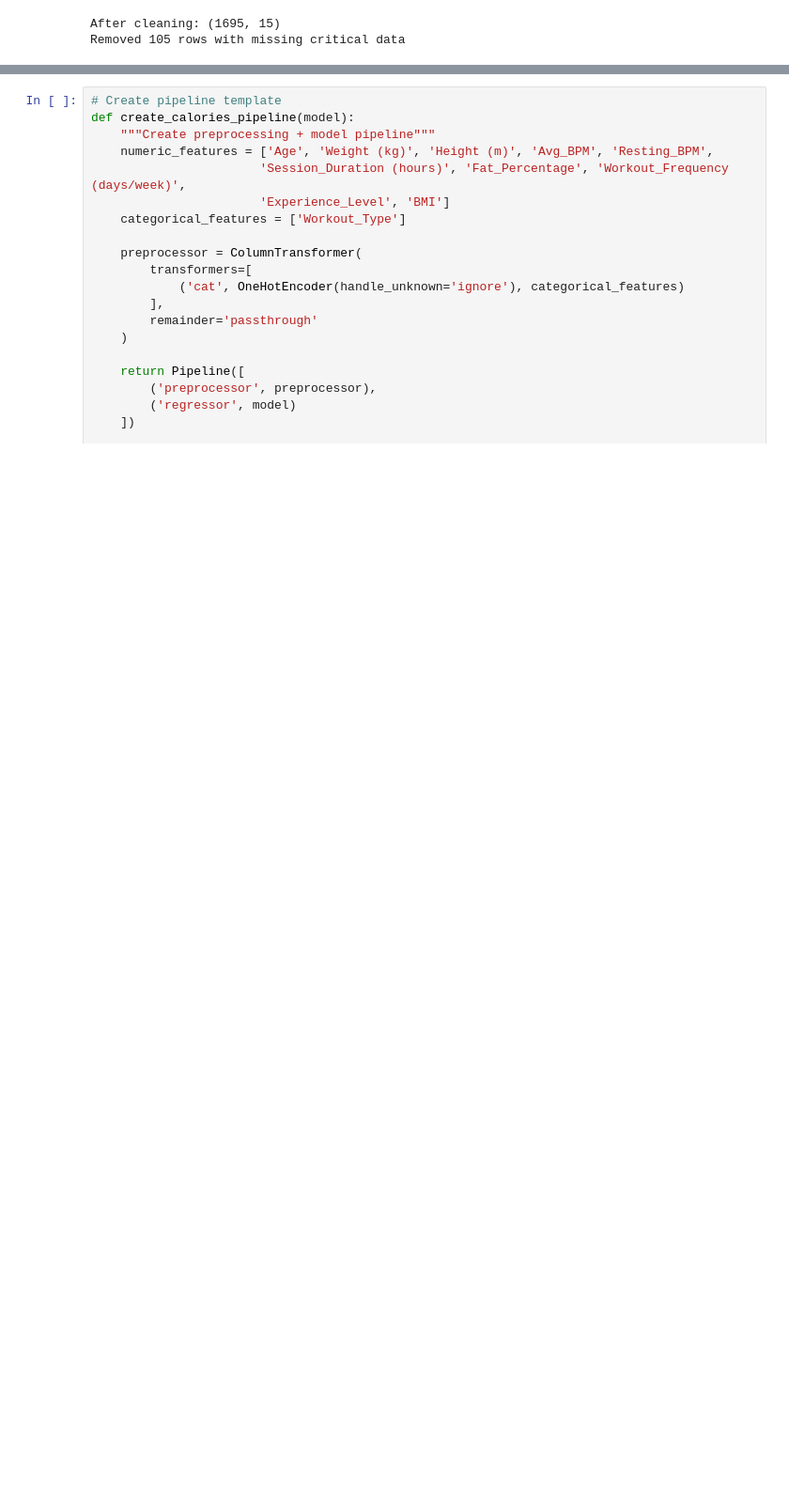
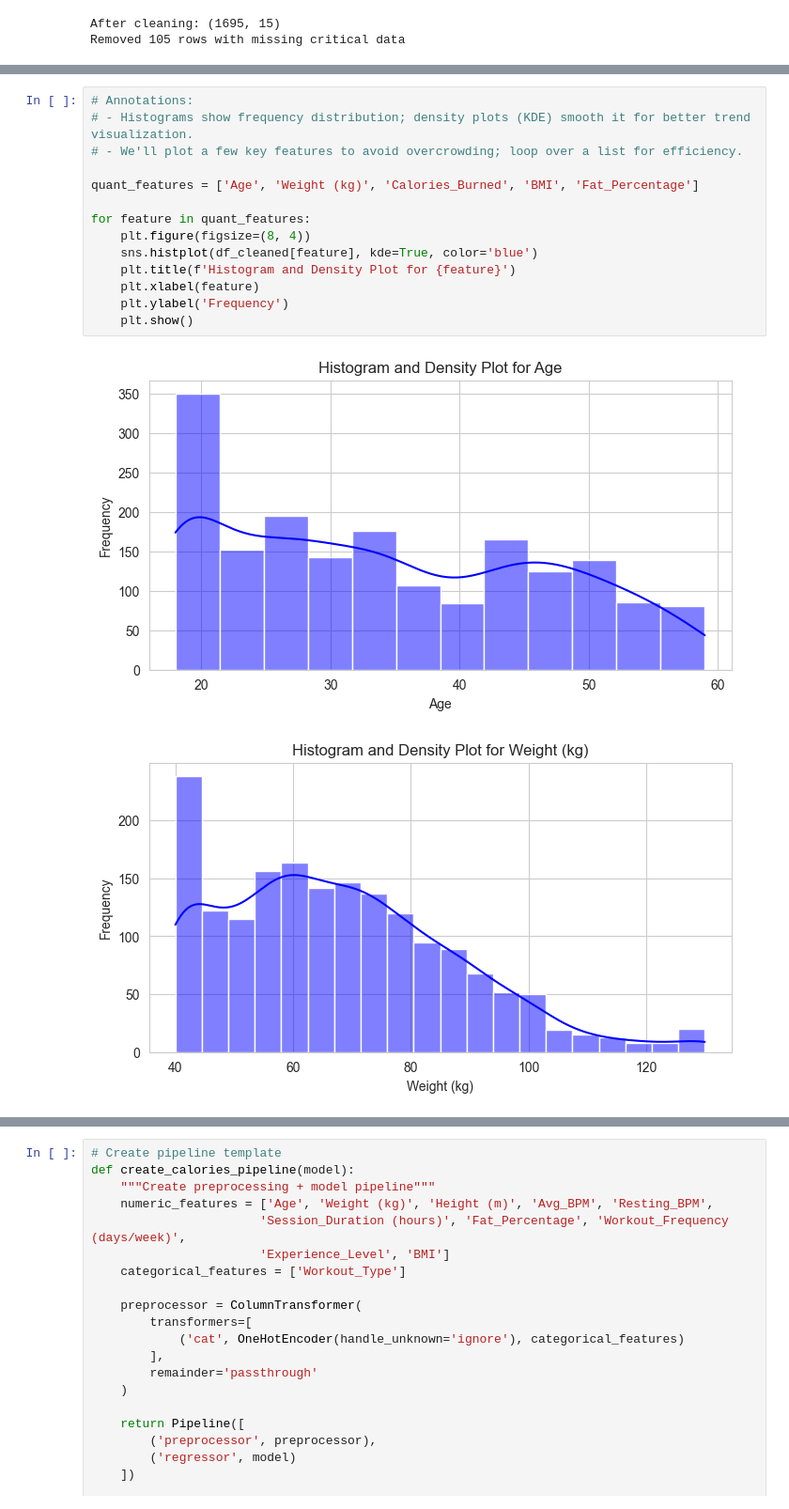
Before and after one commit to akramnemri/ML_Fitness_Project, a Jupyter notebook: notebook/fitness_ai_project.ipynb, the cells around one changed output, grey strips where cells are left out. Shown at 94% size. Drawn from its saved outputs; the diff is of its cells as text; blank space fills up the shorter version.

```diff
--- a/notebook/fitness_ai_project.ipynb
+++ b/notebook/fitness_ai_project.ipynb
@@ -298,0 +415,17 @@ plt.show()
+# %%
+# Annotations:
+# - Histograms show frequency distribution; density plots (KDE) smooth it for better trend visualization.
+# - We'll plot a few key features to avoid overcrowding; loop over a list for efficiency.
+
+quant_features = ['Age', 'Weight (kg)', 'Calories_Burned', 'BMI', 'Fat_Percentage']
+
+for feature in quant_features:
+    plt.figure(figsize=(8, 4))
+    sns.histplot(df_cleaned[feature], kde=True, color='blue')
+    plt.title(f'Histogram and Density Plot for {feature}')
+    plt.xlabel(feature)
+    plt.ylabel('Frequency')
+    plt.show()
+# %% [output]
+[figure, added]
+[figure, added]
```
Also changed, not shown: parts of 48 cells of this notebook, 16 other files.
